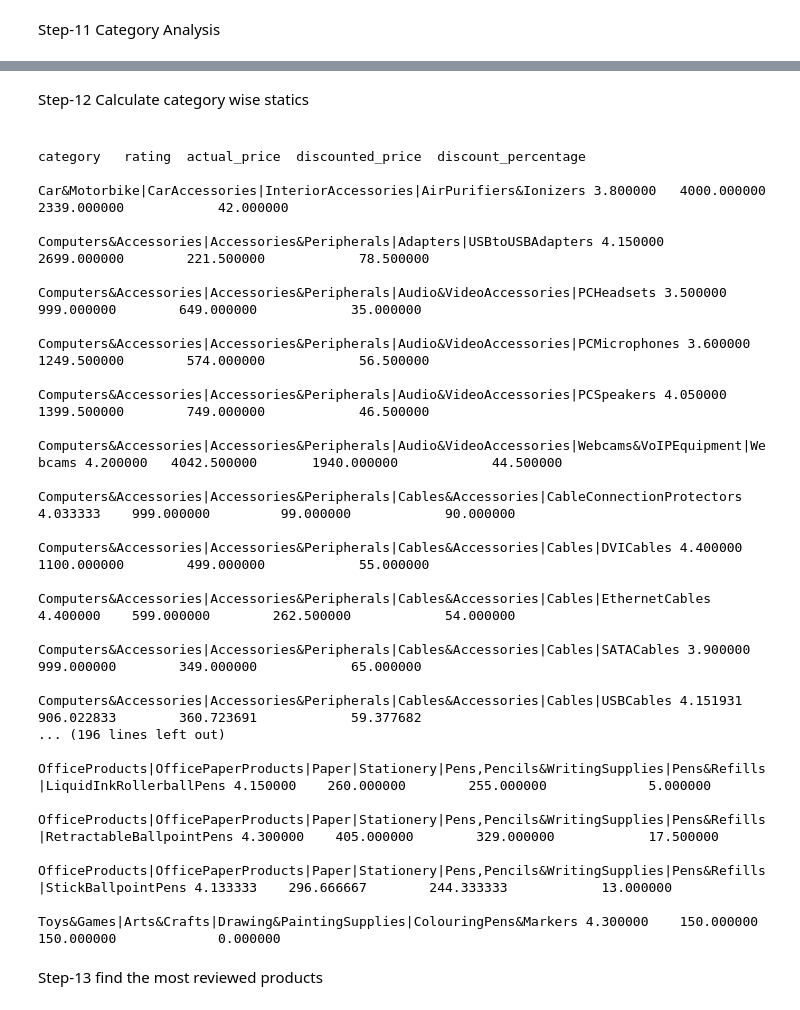
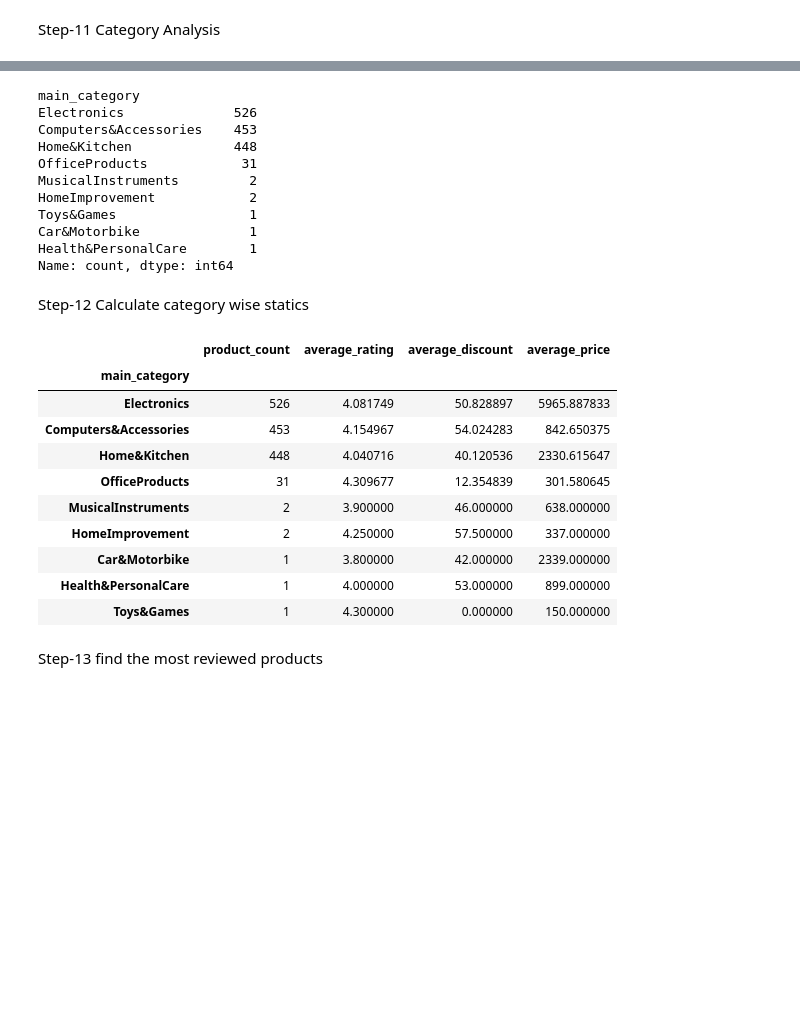
Before and after one commit to NiyatiRaiyani/25AIML060-PYTHON, a Jupyter notebook: Lab-24 .ipynb, the cells around one changed output, grey strips where cells are left out. Drawn from its saved outputs; the diff is of its cells as text; code cells hidden in the pictures; blank space fills up the shorter version.

```diff
--- a/Lab-24 .ipynb
+++ b/Lab-24 .ipynb
@@ -282,32 +248,46 @@ Home&Kitchen|Kitchen&HomeAppliances|Vacuum,Cleaning&Ironing|Vacuums&FloorCare|Va
+# %%
+df["main_category"] = df["category"].astype(str).str.split("|").str[0]
+
+df["main_category"].value_counts().head(10)
+# %% [output]
+main_category
+Electronics              526
+Computers&Accessories    453
+Home&Kitchen             448
+OfficeProducts            31
+MusicalInstruments         2
+HomeImprovement            2
+Toys&Games                 1
+Car&Motorbike              1
+Health&PersonalCare        1
+Name: count, dtype: int64
 # %% [markdown]
 Step-12 Calculate category wise statics
 # %%
-category_stats = df.groupby("category").agg({
-    "rating": "mean",
-    "actual_price": "mean",
-    "discounted_price": "mean",
-    "discount_percentage": "mean"
-}).reset_index()
+category_summary = (
+    df.groupby("main_category")
+      .agg(
+          product_count=("product_id", "count"),
+          average_rating=("rating", "mean"),
+          average_discount=("discount_percentage", "mean"),
+          average_price=("discounted_price", "mean")
+      )
+      .sort_values("product_count", ascending=False)
+)
 
-print(category_stats.to_string(index=False))
+category_summary.head(10)
 # %% [output]
-                                                                                                               category   rating  actual_price  discounted_price  discount_percentage
-                                                 Car&Motorbike|CarAccessories|InteriorAccessories|AirPurifiers&Ionizers 3.800000   4000.000000       2339.000000            42.000000
-                                                Computers&Accessories|Accessories&Peripherals|Adapters|USBtoUSBAdapters 4.150000   2699.000000        221.500000            78.500000
-                                        Computers&Accessories|Accessories&Peripherals|Audio&VideoAccessories|PCHeadsets 3.500000    999.000000        649.000000            35.000000
-                                     Computers&Accessories|Accessories&Peripherals|Audio&VideoAccessories|PCMicrophones 3.600000   1249.500000        574.000000            56.500000
-                                        Computers&Accessories|Accessories&Peripherals|Audio&VideoAccessories|PCSpeakers 4.050000   1399.500000        749.000000            46.500000
-                     Computers&Accessories|Accessories&Peripherals|Audio&VideoAccessories|Webcams&VoIPEquipment|Webcams 4.200000   4042.500000       1940.000000            44.500000
-                             Computers&Accessories|Accessories&Peripherals|Cables&Accessories|CableConnectionProtectors 4.033333    999.000000         99.000000            90.000000
-                                      Computers&Accessories|Accessories&Peripherals|Cables&Accessories|Cables|DVICables 4.400000   1100.000000        499.000000            55.000000
-                                 Computers&Accessories|Accessories&Peripherals|Cables&Accessories|Cables|EthernetCables 4.400000    599.000000        262.500000            54.000000
-                                     Computers&Accessories|Accessories&Peripherals|Cables&Accessories|Cables|SATACables 3.900000    999.000000        349.000000            65.000000
-                                      Computers&Accessories|Accessories&Peripherals|Cables&Accessories|Cables|USBCables 4.151931    906.022833        360.723691            59.377682
-... (196 lines left out)
-  OfficeProducts|OfficePaperProducts|Paper|Stationery|Pens,Pencils&WritingSupplies|Pens&Refills|LiquidInkRollerballPens 4.150000    260.000000        255.000000             5.000000
- OfficeProducts|OfficePaperProducts|Paper|Stationery|Pens,Pencils&WritingSupplies|Pens&Refills|RetractableBallpointPens 4.300000    405.000000        329.000000            17.500000
-       OfficeProducts|OfficePaperProducts|Paper|Stationery|Pens,Pencils&WritingSupplies|Pens&Refills|StickBallpointPens 4.133333    296.666667        244.333333            13.000000
-                                                  Toys&Games|Arts&Crafts|Drawing&PaintingSupplies|ColouringPens&Markers 4.300000    150.000000        150.000000             0.000000
+|  | product_count | average_rating | average_discount | average_price |
+| main_category |  |  |  |  |
+| Electronics | 526 | 4.081749 | 50.828897 | 5965.887833 |
+| Computers&Accessories | 453 | 4.154967 | 54.024283 | 842.650375 |
+| Home&Kitchen | 448 | 4.040716 | 40.120536 | 2330.615647 |
+| OfficeProducts | 31 | 4.309677 | 12.354839 | 301.580645 |
+| MusicalInstruments | 2 | 3.900000 | 46.000000 | 638.000000 |
+| HomeImprovement | 2 | 4.250000 | 57.500000 | 337.000000 |
+| Car&Motorbike | 1 | 3.800000 | 42.000000 | 2339.000000 |
+| Health&PersonalCare | 1 | 4.000000 | 53.000000 | 899.000000 |
+| Toys&Games | 1 | 4.300000 | 0.000000 | 150.000000 |
 # %% [markdown]
 Step-13 find the most reviewed products
 # %%
```
Also changed, not shown: parts of 17 cells of this notebook.
